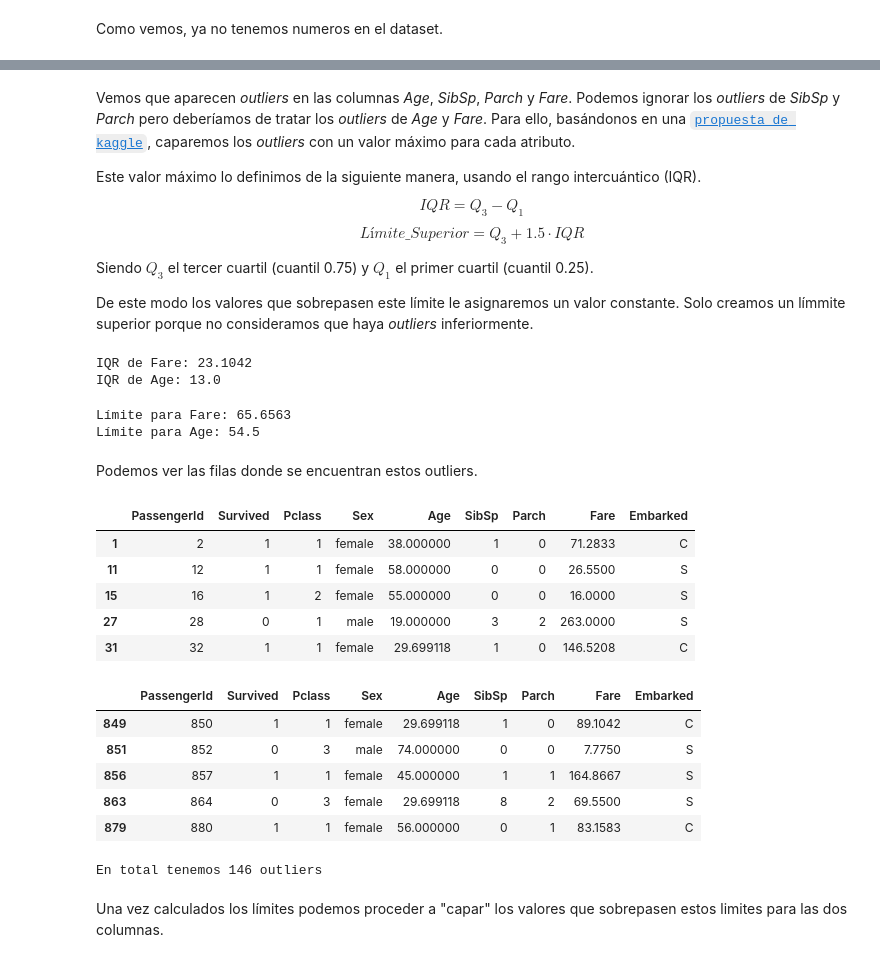
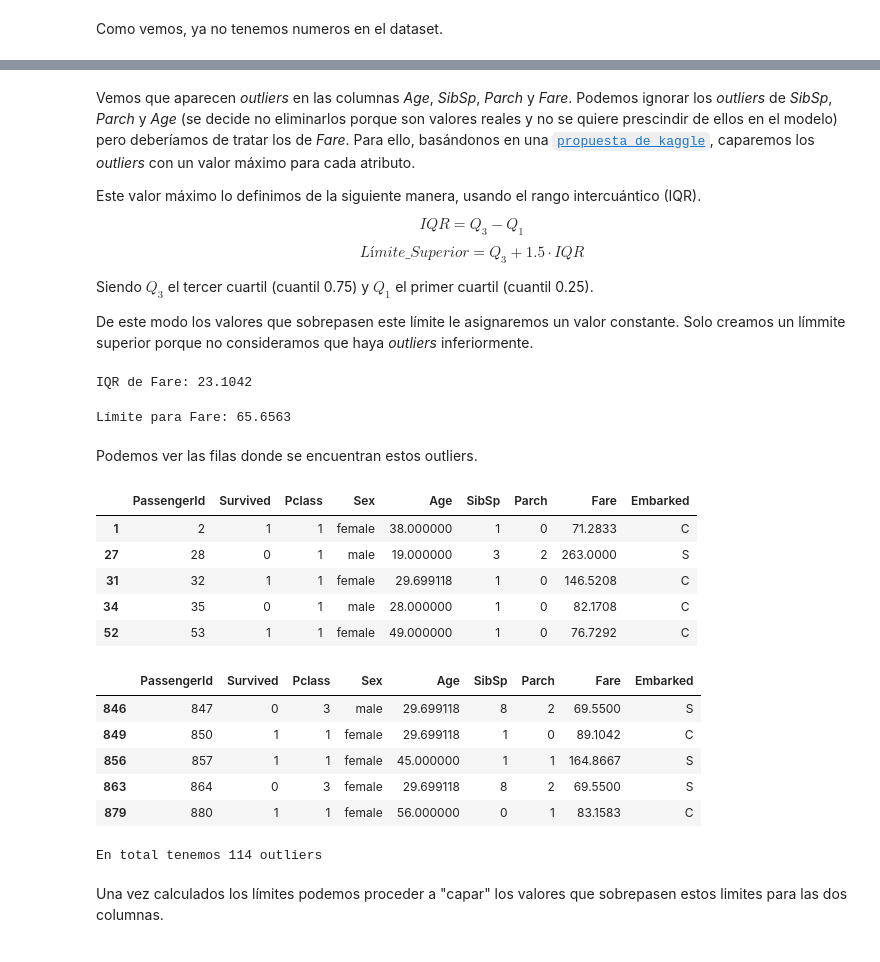
Before and after one commit to Data-Science-Tipologia/Prac-2-Limpieza-y-an-lisis, a Jupyter notebook: code/prac2.ipynb, the cells around one changed output, grey strips where cells are left out. Cells and saved outputs as stored; diff of their text form; code cells hidden in the pictures.

```diff
--- a/code/prac2.ipynb
+++ b/code/prac2.ipynb
@@ -188,6 +192,7 @@ Como vemos, aparecen dos valores nulos en *Embarked* y 177 en *Age*. Hemos decid
 # %%
-# Sustuimos edades nulas por la media de la edad
-df.Age = df.Age.fillna(df.Age.mean())
+# Sustuimos edades con los k vecinos más cercanos
+imputer = KNNImputer(n_neighbors=2)
+df.Age = imputer.fit_transform(df[['Age']])
 
 # Eliminamos filas con 'Embarked' nulo
 df.dropna(axis=0, inplace=True)
@@ -219,5 +225,5 @@ df.boxplot()
 # %% [markdown]
-Vemos que aparecen *outliers* en las columnas *Age*, *SibSp*, *Parch* y *Fare*. Podemos ignorar los *outliers* de *SibSp* y *Parch* pero deberíamos de tratar los *outliers* de *Age* y *Fare*. Para ello, basándonos en una [`propuesta de kaggle`](https://www.kaggle.com/vijaysimhareddyp/titanic-dataset-cleaning-and-prediction#Importing-all-the-Libraries), caparemos los *outliers* con un valor máximo para cada atributo.
+Vemos que aparecen *outliers* en las columnas *Age*, *SibSp*, *Parch* y *Fare*. Podemos ignorar los *outliers* de *SibSp*, *Parch* y *Age* (se decide no eliminarlos porque son valores reales y no se quiere prescindir de ellos en el modelo) pero deberíamos de tratar los de *Fare*. Para ello, basándonos en una [`propuesta de kaggle`](https://www.kaggle.com/vijaysimhareddyp/titanic-dataset-cleaning-and-prediction#Importing-all-the-Libraries), caparemos los *outliers* con un valor máximo para cada atributo.
 
 Este valor máximo lo definimos de la siguiente manera, usando el rango intercuántico (IQR).
 
@@ -228,52 +234,44 @@ Siendo $Q_3$ el tercer cuartil (cuantil 0.75) y $Q_1$ el primer cuartil (cuantil
 
 De este modo los valores que sobrepasen este límite le asignaremos un valor constante. Solo creamos un límmite superior porque no consideramos que haya *outliers* inferiormente.
 # %%
-# Calculamos el IQR para Fare y Age
+# Calculamos el IQR para Fare
 IQR_Fare = df.Fare.quantile(0.75) - df.Fare.quantile(0.25)
 print("IQR de Fare: {}".format(IQR_Fare))
-
-IQR_Age = df.Age.quantile(0.75) - df.Age.quantile(0.25)
-print("IQR de Age: {}".format(IQR_Age))
 # %% [output]
 IQR de Fare: 23.1042
-IQR de Age: 13.0
 # %%
 # Calculamos los límites superiores
 Lim_Fare = df.Fare.quantile(0.75) + 1.5*IQR_Fare
 print("Límite para Fare: {}".format(Lim_Fare))
-
-Lim_Age = df.Age.quantile(0.75) + 1.5*IQR_Age
-print("Límite para Age: {}".format(Lim_Age))
 # %% [output]
 Límite para Fare: 65.6563
-Límite para Age: 54.5
 # %% [markdown]
 Podemos ver las filas donde se encuentran estos outliers.
 # %%
-outliers = df[(df.Fare > Lim_Fare) | (df.Age > Lim_Age)]
+outliers = df[df.Fare > Lim_Fare]
 # Cabecera de los outliers
 outliers.head()
 # %% [output]
 |  | PassengerId | Survived | Pclass | Sex | Age | SibSp | Parch | Fare | Embarked |
 | 1 | 2 | 1 | 1 | female | 38.000000 | 1 | 0 | 71.2833 | C |
-| 11 | 12 | 1 | 1 | female | 58.000000 | 0 | 0 | 26.5500 | S |
-| 15 | 16 | 1 | 2 | female | 55.000000 | 0 | 0 | 16.0000 | S |
 | 27 | 28 | 0 | 1 | male | 19.000000 | 3 | 2 | 263.0000 | S |
 | 31 | 32 | 1 | 1 | female | 29.699118 | 1 | 0 | 146.5208 | C |
+| 34 | 35 | 0 | 1 | male | 28.000000 | 1 | 0 | 82.1708 | C |
+| 52 | 53 | 1 | 1 | female | 49.000000 | 1 | 0 | 76.7292 | C |
 # %%
 # Cola de los outliers
 outliers.tail()
 # %% [output]
 |  | PassengerId | Survived | Pclass | Sex | Age | SibSp | Parch | Fare | Embarked |
+| 846 | 847 | 0 | 3 | male | 29.699118 | 8 | 2 | 69.5500 | S |
 | 849 | 850 | 1 | 1 | female | 29.699118 | 1 | 0 | 89.1042 | C |
-| 851 | 852 | 0 | 3 | male | 74.000000 | 0 | 0 | 7.7750 | S |
 | 856 | 857 | 1 | 1 | female | 45.000000 | 1 | 1 | 164.8667 | S |
 | 863 | 864 | 0 | 3 | female | 29.699118 | 8 | 2 | 69.5500 | S |
 | 879 | 880 | 1 | 1 | female | 56.000000 | 0 | 1 | 83.1583 | C |
 # %%
 print("En total tenemos {} outliers".format(outliers.shape[0]))
 # %% [output]
-En total tenemos 146 outliers
+En total tenemos 114 outliers
 # %% [markdown]
 Una vez calculados los límites podemos proceder a "capar" los valores que sobrepasen estos limites para las dos columnas.
 # %%
```
Also changed, not shown: parts of 45 cells of this notebook.
